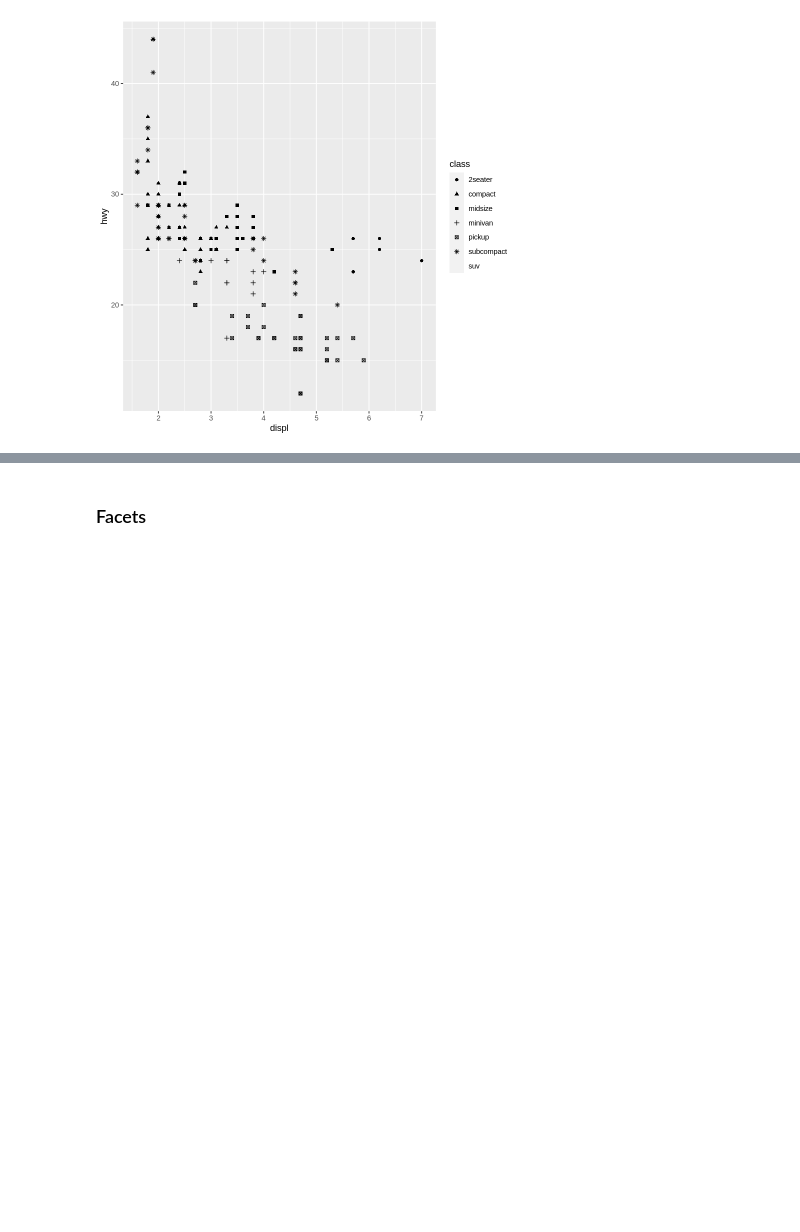
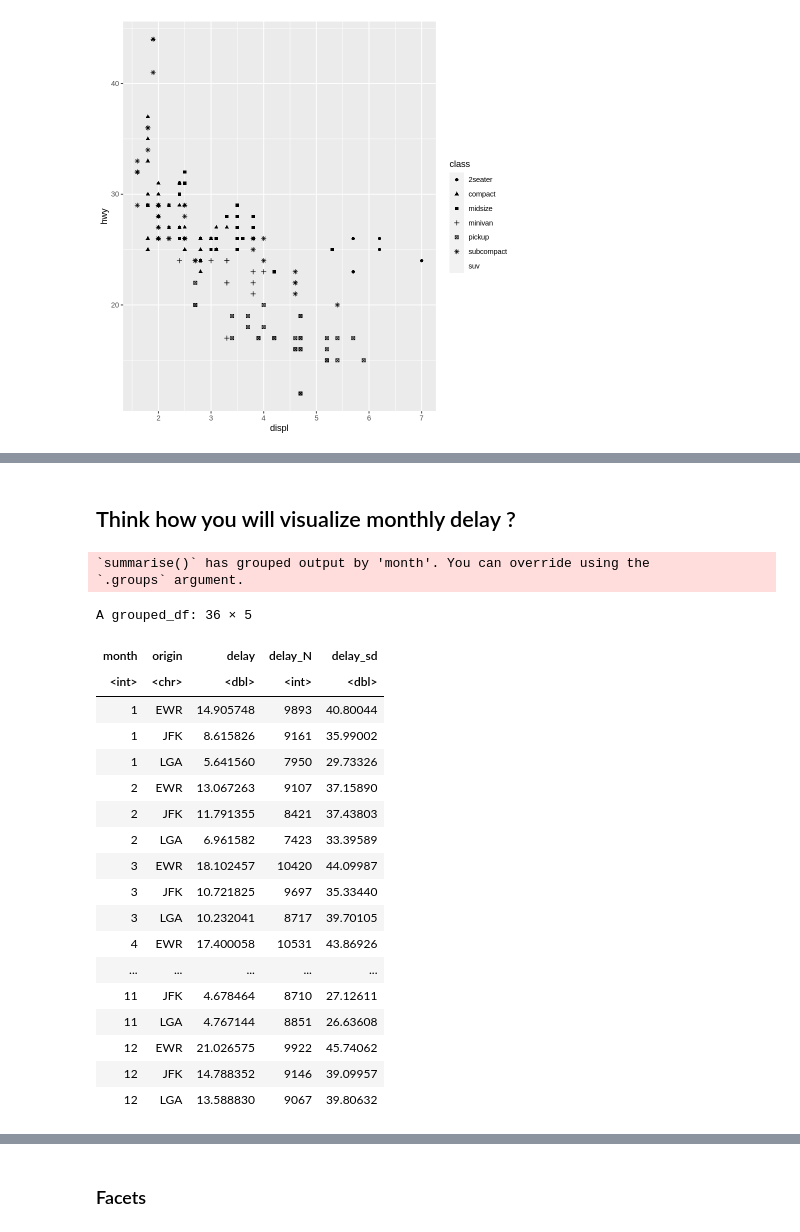
Before and after one commit to ikwak2/testrepository, a Jupyter notebook: R4df_1.ipynb, the cells around one changed output, grey strips where cells are left out. Drawn from its saved outputs; the diff is of its cells as text; code cells hidden in the pictures; blank space fills up the shorter version.

```diff
--- a/R4df_1.ipynb
+++ b/R4df_1.ipynb
@@ -522,0 +550,26 @@ Warning message:
+# %% [markdown]
+## Think how you will visualize monthly delay ?
+# %%
+flights %>% group_by(month, origin) %>% summarise(delay = mean(dep_delay, na.rm = TRUE), delay_N = n(), delay_sd = sd(dep_delay, na.rm = TRUE))
+# %% [output]
+`summarise()` has grouped output by 'month'. You can override using the
+`.groups` argument.
+A grouped_df: 36 × 5
+| month | origin | delay | delay_N | delay_sd |
+| <int> | <chr> | <dbl> | <int> | <dbl> |
+| 1 | EWR | 14.905748 | 9893 | 40.80044 |
+| 1 | JFK | 8.615826 | 9161 | 35.99002 |
+| 1 | LGA | 5.641560 | 7950 | 29.73326 |
+| 2 | EWR | 13.067263 | 9107 | 37.15890 |
+| 2 | JFK | 11.791355 | 8421 | 37.43803 |
+| 2 | LGA | 6.961582 | 7423 | 33.39589 |
+| 3 | EWR | 18.102457 | 10420 | 44.09987 |
+| 3 | JFK | 10.721825 | 9697 | 35.33440 |
+| 3 | LGA | 10.232041 | 8717 | 39.70105 |
+| 4 | EWR | 17.400058 | 10531 | 43.86926 |
+| ... | ... | ... | ... | ... |
+| 11 | JFK | 4.678464 | 8710 | 27.12611 |
+| 11 | LGA | 4.767144 | 8851 | 26.63608 |
+| 12 | EWR | 21.026575 | 9922 | 45.74062 |
+| 12 | JFK | 14.788352 | 9146 | 39.09957 |
+| 12 | LGA | 13.588830 | 9067 | 39.80632 |
```
Also changed, not shown: parts of 9 cells of this notebook.
